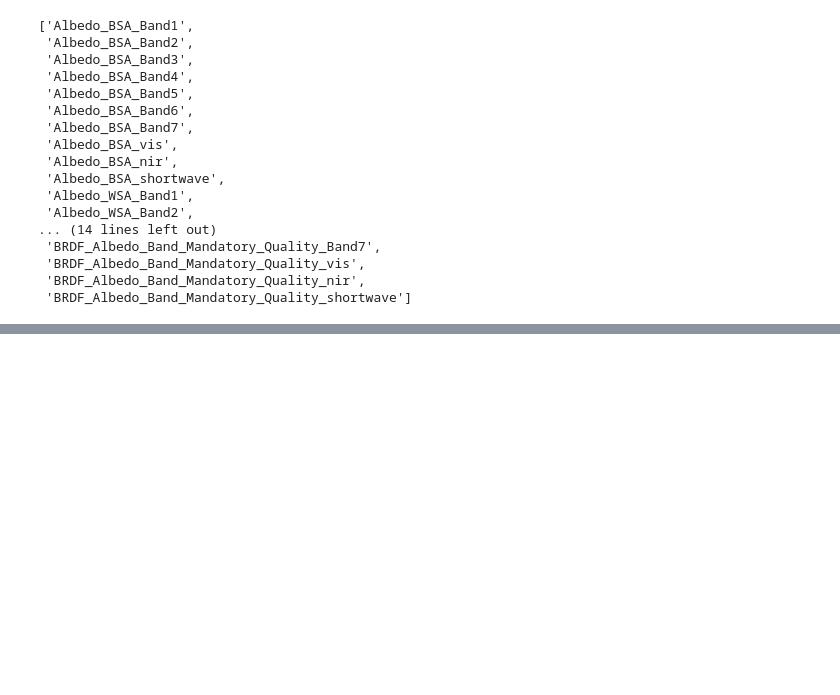
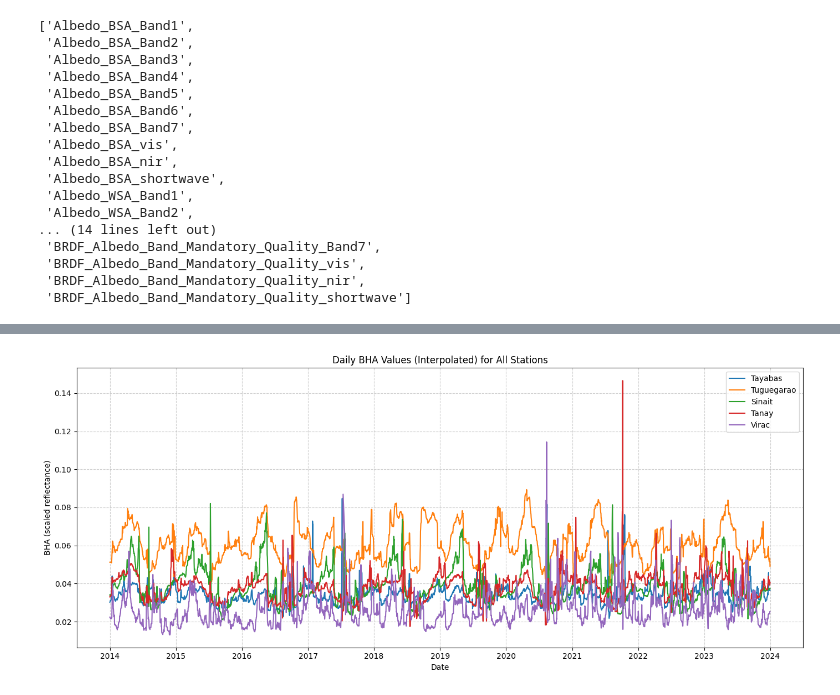
Before and after one commit to machiwao/CCTHESS1-CCTHESS2-Dev-and-Docs, a Jupyter notebook: Albedo_data_scraping.ipynb, the cells around one changed output, grey strips where cells are left out. Drawn from its saved outputs; the diff is of its cells as text; code cells hidden in the pictures; blank space fills up the shorter version.

```diff
--- a/Albedo_data_scraping.ipynb
+++ b/Albedo_data_scraping.ipynb
@@ -136,0 +128,26 @@ Processing complete!
+# %%
+import pandas as pd
+import matplotlib.pyplot as plt
+import glob
+
+# Load all station CSVs
+csv_files = glob.glob("*_Albedo.csv")
+
+plt.figure(figsize=(14, 6))
+
+for file in csv_files:
+    df = pd.read_csv(file, parse_dates=["date"])
+    station_name = file.split("_")[0].capitalize()
+
+    # Plot BHA
+    plt.plot(df["date"], df["BHA"], label=station_name)
+
+plt.title("Daily BHA Values (Interpolated) for All Stations")
+plt.xlabel("Date")
+plt.ylabel("BHA (scaled reflectance)")
+plt.legend()
+plt.grid(True, linestyle="--", alpha=0.6)
+plt.tight_layout()
+plt.show()
+# %% [output]
+[figure, added]
```
Also changed, not shown: parts of 2 cells of this notebook.
